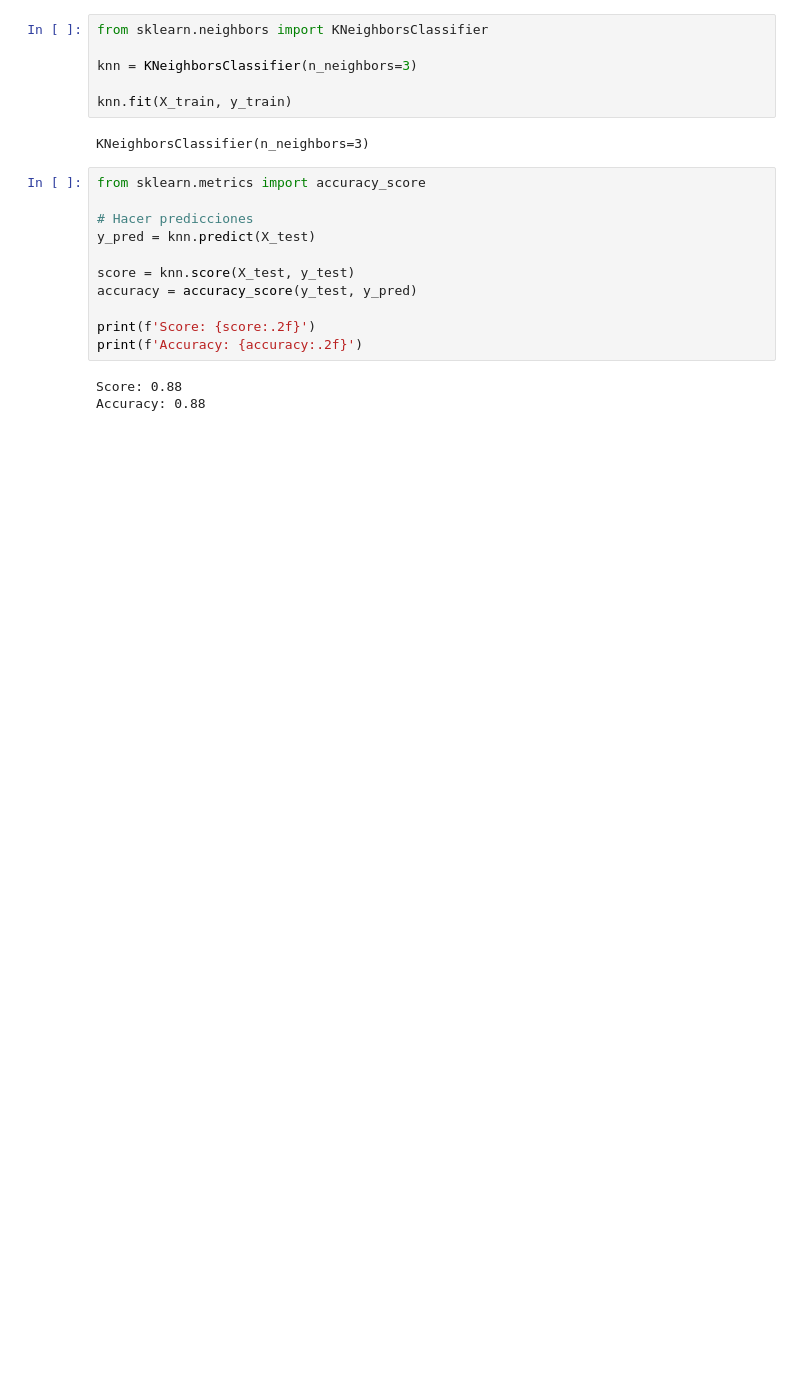
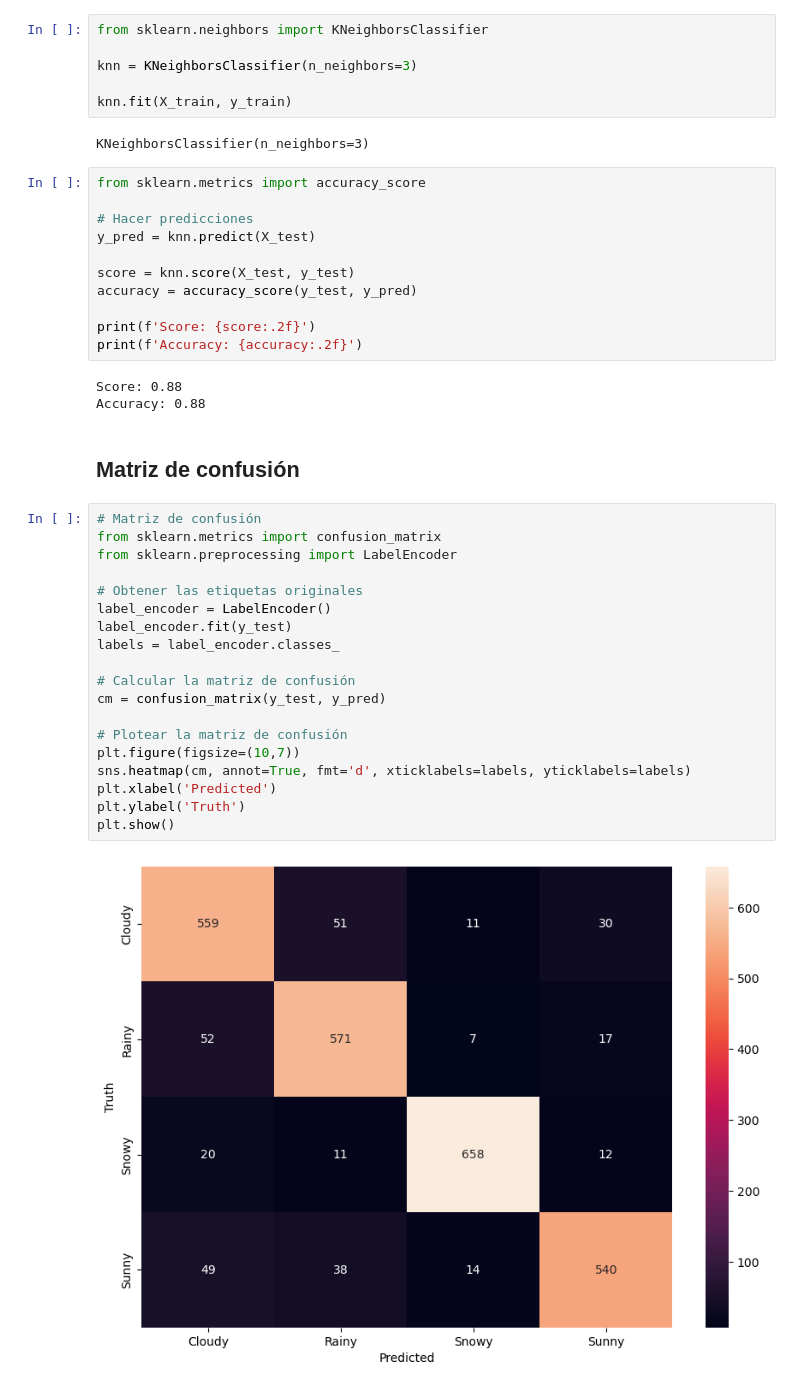
Before and after one commit to jesuserro/weather-prediction-machine-learning, a Jupyter notebook: src/2_knn.ipynb, the cells around one changed output. Drawn from its saved outputs; the diff is of its cells as text; blank space fills up the shorter version.

```diff
--- a/src/2_knn.ipynb
+++ b/src/2_knn.ipynb
@@ -70,3 +68,26 @@ print(f'Accuracy: {accuracy:.2f}')
 # %% [output]
 Score: 0.88
 Accuracy: 0.88
+# %% [markdown]
+## Matriz de confusión
+# %%
+# Matriz de confusión
+from sklearn.metrics import confusion_matrix
+from sklearn.preprocessing import LabelEncoder
+
+# Obtener las etiquetas originales
+label_encoder = LabelEncoder()
+label_encoder.fit(y_test)
+labels = label_encoder.classes_
+
+# Calcular la matriz de confusión
+cm = confusion_matrix(y_test, y_pred)
+
+# Plotear la matriz de confusión
+plt.figure(figsize=(10,7))
+sns.heatmap(cm, annot=True, fmt='d', xticklabels=labels, yticklabels=labels)
+plt.xlabel('Predicted')
+plt.ylabel('Truth')
+plt.show()
+# %% [output]
+[figure, added]
```
Also changed, not shown: parts of 2 cells of this notebook.
